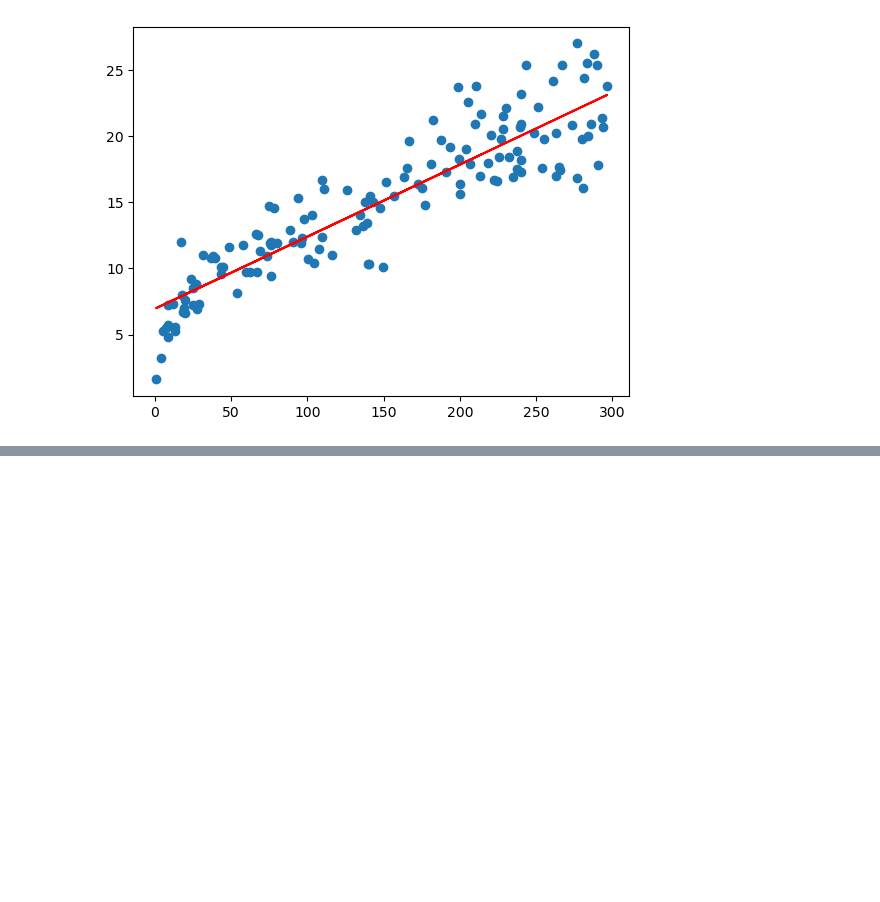
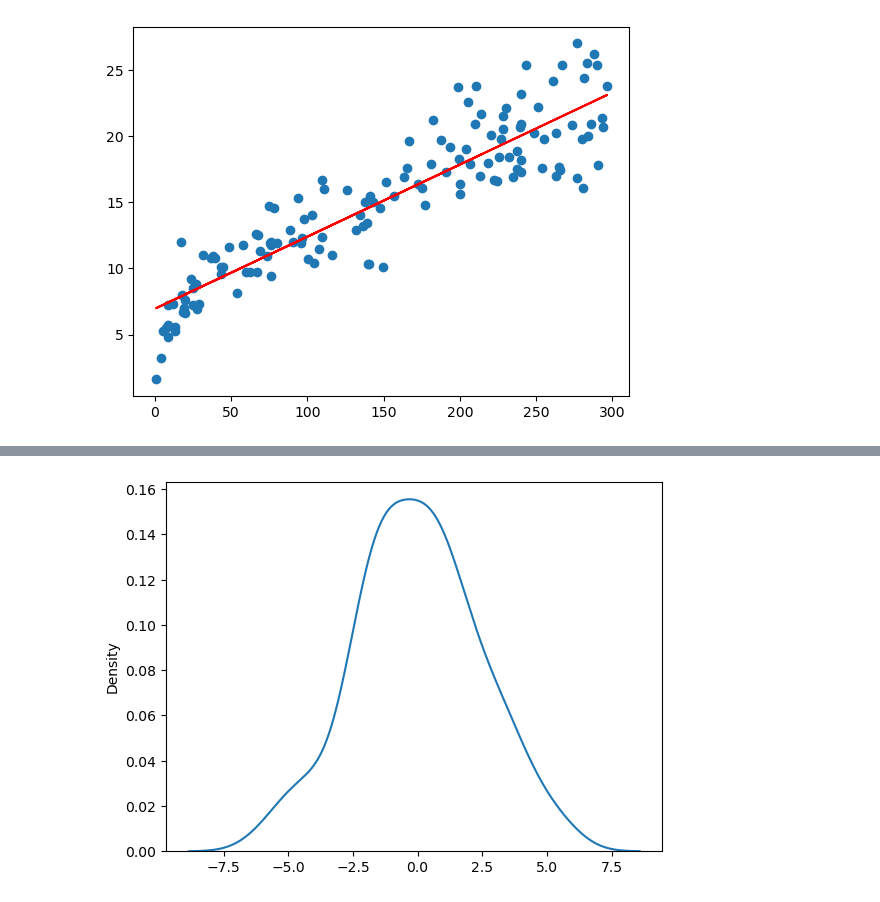
Before and after one commit to AnkitSalian/Machine_Learning_Notes, a Jupyter notebook: LinearRegression/Simple Linear Regression in Python/Linear_Regression.ipynb, the cells around one changed output, grey strips where cells are left out. Saved outputs shown, nothing was run; the diff lists cells and outputs as text; code cells hidden in the pictures; blank space fills up the shorter version.

```diff
--- a/LinearRegression/Simple Linear Regression in Python/Linear_Regression.ipynb
+++ b/LinearRegression/Simple Linear Regression in Python/Linear_Regression.ipynb
@@ -131,0 +154,5 @@ plt.show()
+# %%
+sns.kdeplot(res)
+plt.show()
+# %% [output]
+[figure, added]
```
Also changed, not shown: parts of 21 cells of this notebook.
